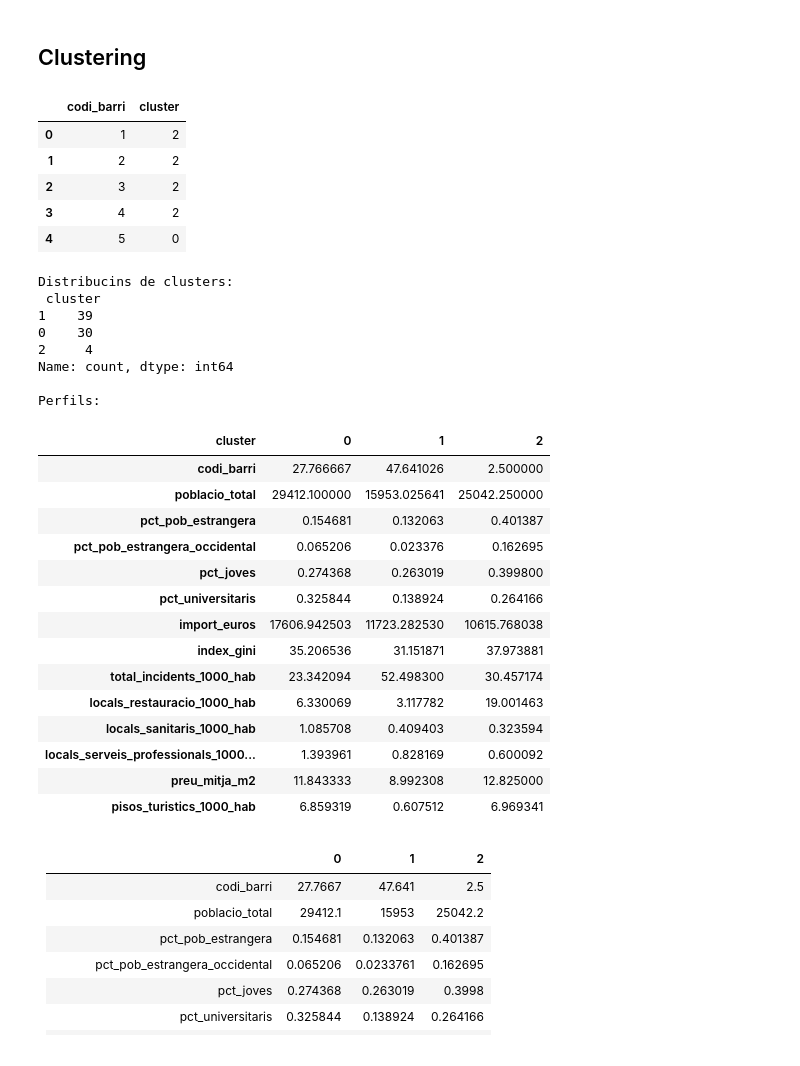
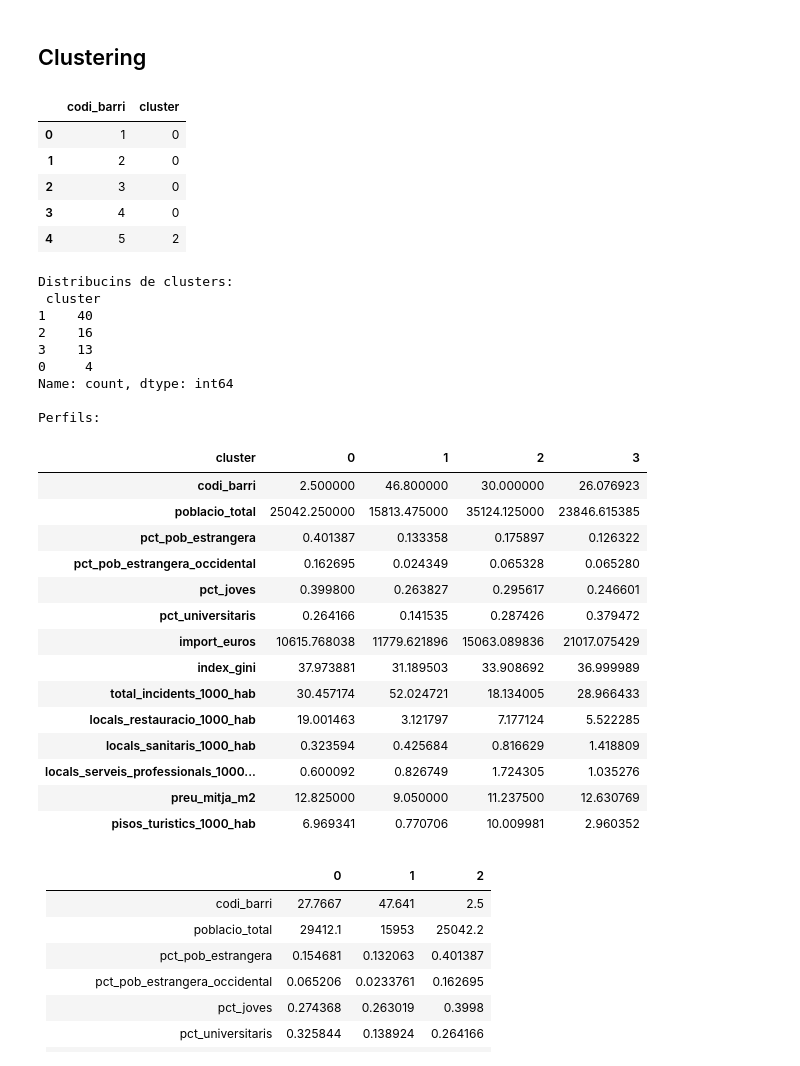
Before and after one commit to joseprau/tfm_gentrificacio_bcn, a Jupyter notebook: notebooks/modelling.ipynb, the cells around one changed output. Saved outputs shown, nothing was run; the diff lists cells and outputs as text; code cells hidden in the pictures.

```diff
--- a/notebooks/modelling.ipynb
+++ b/notebooks/modelling.ipynb
@@ -355,21 +406,21 @@ pd.DataFrame([conclusions_df23])
 ## Clustering
 # %%
 # Apliquem kmeans
-k_15 = 3
+k_15 = 4
 kmeans_15_final = KMeans(n_clusters= k_15, random_state= 42, n_init = 20)
 kmeans_15_final_labels = kmeans_15_final.fit_predict(X_pca_15_fixed)
 
 # Obtenim codi de barri i cluster
 clustered = df_2015[["codi_barri"]].copy()
 clustered['cluster'] = kmeans_15_final_labels
 clustered.head()
 # %% [output]
 |  | codi_barri | cluster |
-| 0 | 1 | 2 |
-| 1 | 2 | 2 |
-| 2 | 3 | 2 |
-| 3 | 4 | 2 |
-| 4 | 5 | 0 |
+| 0 | 1 | 0 |
+| 1 | 2 | 0 |
+| 2 | 3 | 0 |
+| 3 | 4 | 0 |
+| 4 | 5 | 2 |
 # %%
 # Obtenim info dels clusters
 print("Distribucins de clusters:\n", clustered["cluster"].value_counts() )
@@ -379,27 +430,28 @@ perfils_15.groupby("cluster").mean().T
 # %% [output]
 Distribucins de clusters:
  cluster
-1    39
-0    30
-2     4
+1    40
+2    16
+3    13
+0     4
 Name: count, dtype: int64
 
 Perfils:
-| cluster | 0 | 1 | 2 |
-| codi_barri | 27.766667 | 47.641026 | 2.500000 |
-| poblacio_total | 29412.100000 | 15953.025641 | 25042.250000 |
-| pct_pob_estrangera | 0.154681 | 0.132063 | 0.401387 |
-| pct_pob_estrangera_occidental | 0.065206 | 0.023376 | 0.162695 |
-| pct_joves | 0.274368 | 0.263019 | 0.399800 |
-| pct_universitaris | 0.325844 | 0.138924 | 0.264166 |
-| import_euros | 17606.942503 | 11723.282530 | 10615.768038 |
-| index_gini | 35.206536 | 31.151871 | 37.973881 |
-| total_incidents_1000_hab | 23.342094 | 52.498300 | 30.457174 |
-| locals_restauracio_1000_hab | 6.330069 | 3.117782 | 19.001463 |
-| locals_sanitaris_1000_hab | 1.085708 | 0.409403 | 0.323594 |
-| locals_serveis_professionals_1000... | 1.393961 | 0.828169 | 0.600092 |
-| preu_mitja_m2 | 11.843333 | 8.992308 | 12.825000 |
-| pisos_turistics_1000_hab | 6.859319 | 0.607512 | 6.969341 |
+| cluster | 0 | 1 | 2 | 3 |
+| codi_barri | 2.500000 | 46.800000 | 30.000000 | 26.076923 |
+| poblacio_total | 25042.250000 | 15813.475000 | 35124.125000 | 23846.615385 |
+| pct_pob_estrangera | 0.401387 | 0.133358 | 0.175897 | 0.126322 |
+| pct_pob_estrangera_occidental | 0.162695 | 0.024349 | 0.065328 | 0.065280 |
+| pct_joves | 0.399800 | 0.263827 | 0.295617 | 0.246601 |
+| pct_universitaris | 0.264166 | 0.141535 | 0.287426 | 0.379472 |
+| import_euros | 10615.768038 | 11779.621896 | 15063.089836 | 21017.075429 |
+| index_gini | 37.973881 | 31.189503 | 33.908692 | 36.999989 |
+| total_incidents_1000_hab | 30.457174 | 52.024721 | 18.134005 | 28.966433 |
+| locals_restauracio_1000_hab | 19.001463 | 3.121797 | 7.177124 | 5.522285 |
+| locals_sanitaris_1000_hab | 0.323594 | 0.425684 | 0.816629 | 1.418809 |
+| locals_serveis_professionals_1000... | 0.600092 | 0.826749 | 1.724305 | 1.035276 |
+| preu_mitja_m2 | 12.825000 | 9.050000 | 11.237500 | 12.630769 |
+| pisos_turistics_1000_hab | 6.969341 | 0.770706 | 10.009981 | 2.960352 |
 # %%
 df_to_markdown(perfils_15.groupby("cluster").mean().T)
 # %% [markdown]
```
Also changed, not shown: parts of 14 cells of this notebook.
